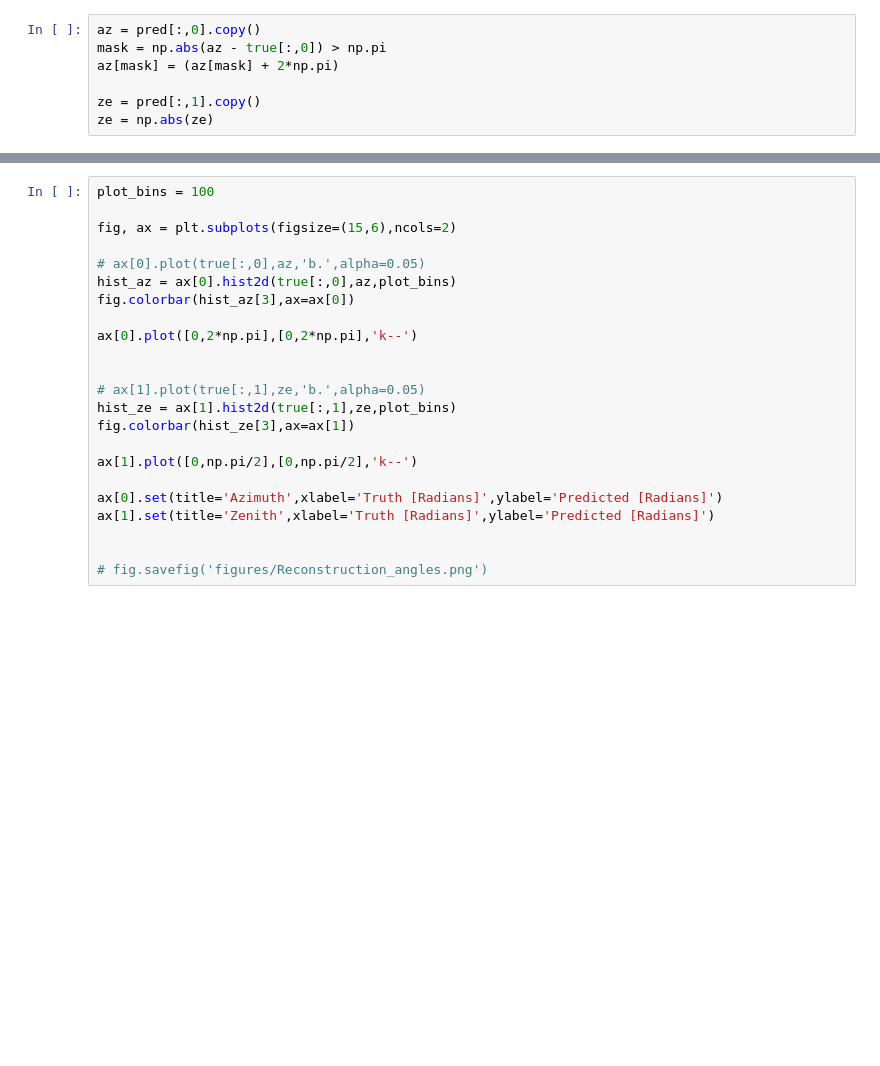
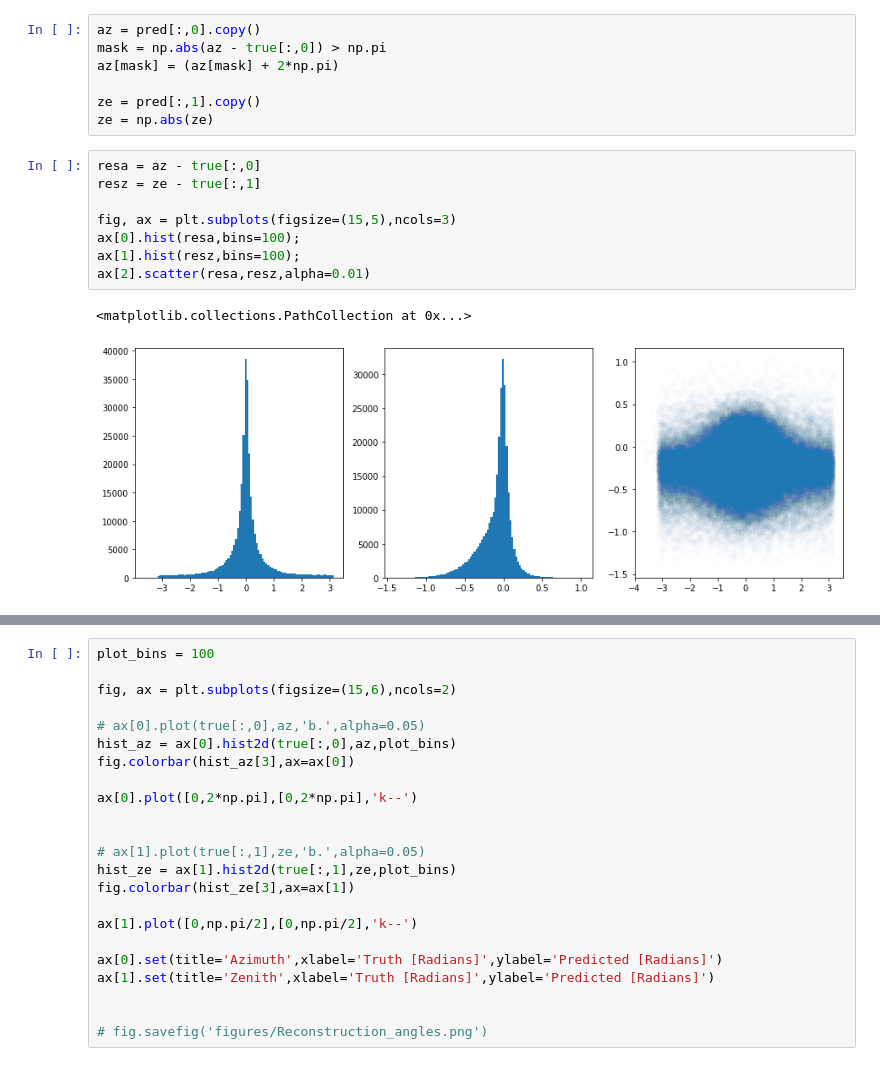
Before and after one commit to Vinther901/Neutrino-Machine-Learning, a Jupyter notebook: Test_trained_models.ipynb, the cells around one changed output, grey strips where cells are left out. Drawn from its saved outputs; the diff is of its cells as text; blank space fills up the shorter version.

```diff
--- a/Test_trained_models.ipynb
+++ b/Test_trained_models.ipynb
@@ -126,3 +126,14 @@ az[mask] = (az[mask] + 2*np.pi)
 
 ze = pred[:,1].copy()
 ze = np.abs(ze)
+# %%
+resa = az - true[:,0]
+resz = ze - true[:,1]
+
+fig, ax = plt.subplots(figsize=(15,5),ncols=3)
+ax[0].hist(resa,bins=100);
+ax[1].hist(resz,bins=100);
+ax[2].scatter(resa,resz,alpha=0.01)
+# %% [output]
+<matplotlib.collections.PathCollection at 0x...>
+[figure, added]
```
Also changed, not shown: parts of 1 cell of this notebook, 1 other file.
